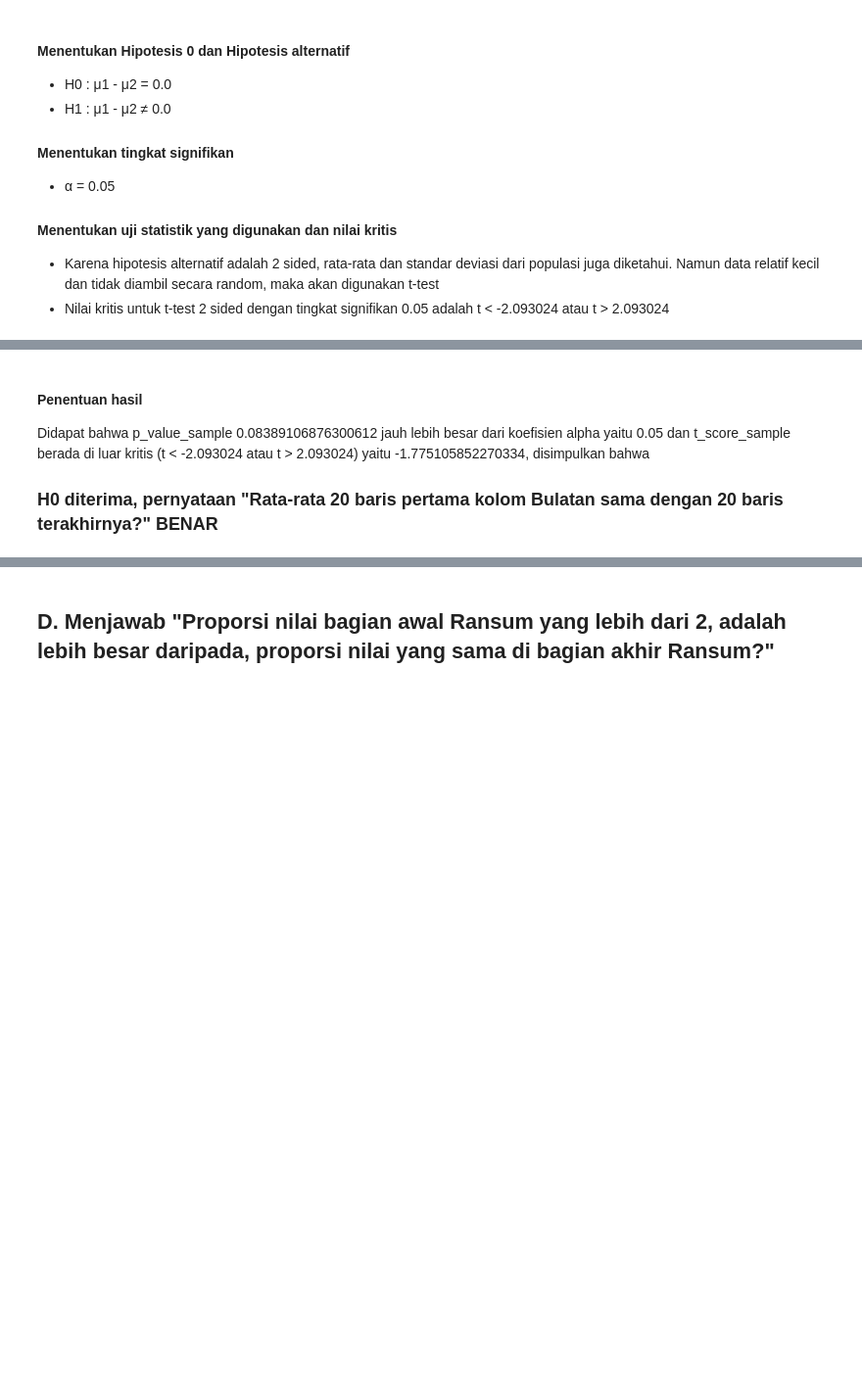
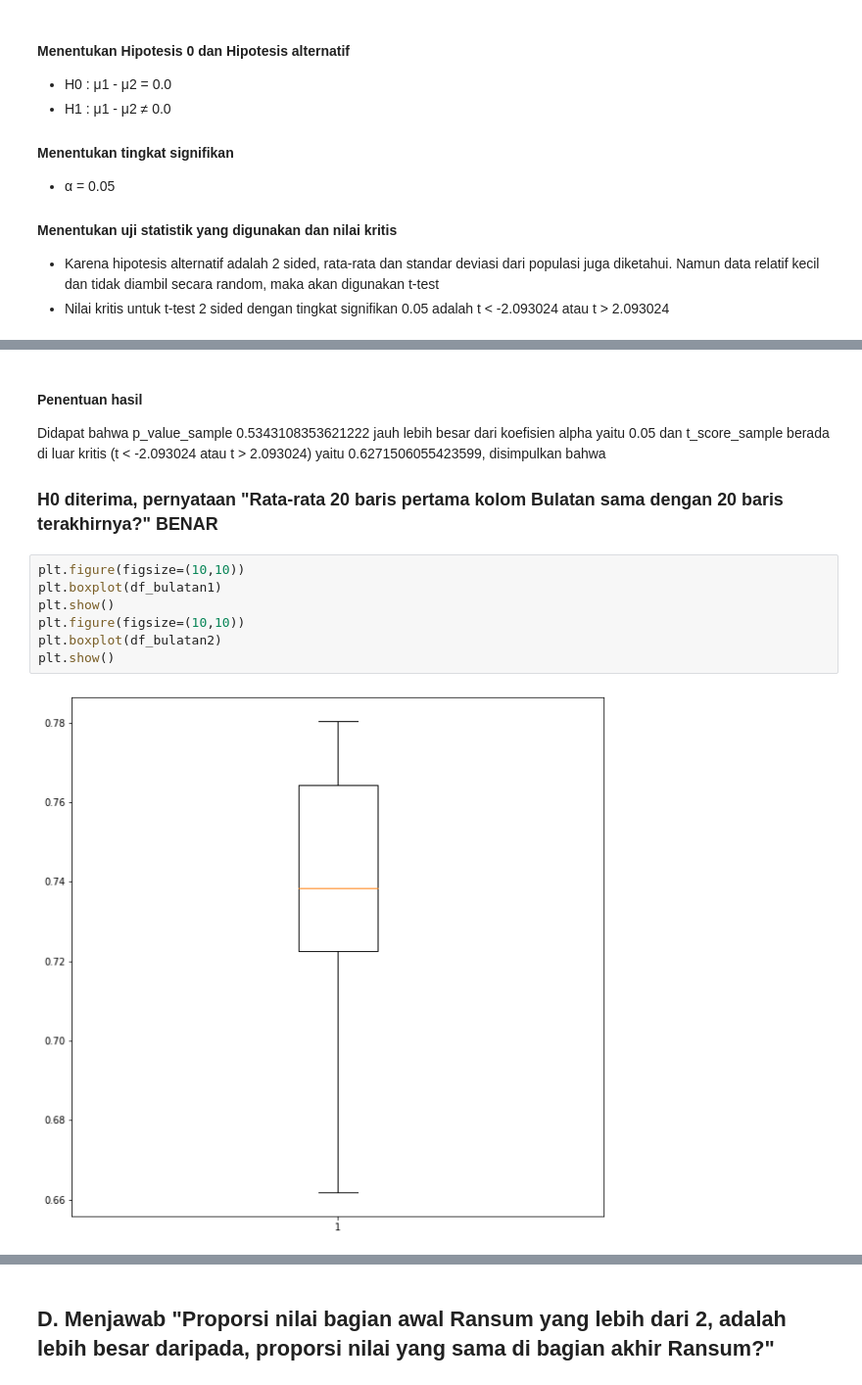
Before and after one commit to chrslex/TubesProbstat, a Jupyter notebook: Tubes keknya sih.ipynb, the cells around one changed output, grey strips where cells are left out. Shown at 98% size. Drawn from its saved outputs; the diff is of its cells as text; blank space fills up the shorter version.

```diff
--- a/Tubes keknya sih.ipynb
+++ b/Tubes keknya sih.ipynb
@@ -762,6 +780,15 @@ t-score = -1.775105852270334, p-val = 0.08389106876300612, dengan degree of free
 # %% [markdown]
 #### Penentuan hasil
-Didapat bahwa p_value_sample  0.08389106876300612 jauh lebih besar dari koefisien alpha yaitu 0.05
-dan t_score_sample berada di luar kritis (t < -2.093024 atau t > 2.093024) yaitu -1.775105852270334, disimpulkan bahwa
+Didapat bahwa p_value_sample  0.5343108353621222 jauh lebih besar dari koefisien alpha yaitu 0.05
+dan t_score_sample berada di luar kritis (t < -2.093024 atau t > 2.093024) yaitu 0.6271506055423599, disimpulkan bahwa
 
 ### H0 diterima, pernyataan "Rata-rata 20 baris pertama kolom Bulatan sama dengan 20 baris terakhirnya?" BENAR
+# %%
+plt.figure(figsize=(10,10))
+plt.boxplot(df_bulatan1)
+plt.show()
+plt.figure(figsize=(10,10))
+plt.boxplot(df_bulatan2)
+plt.show()
+# %% [output]
+[figure, added]
```
Also changed, not shown: parts of 6 cells of this notebook.
